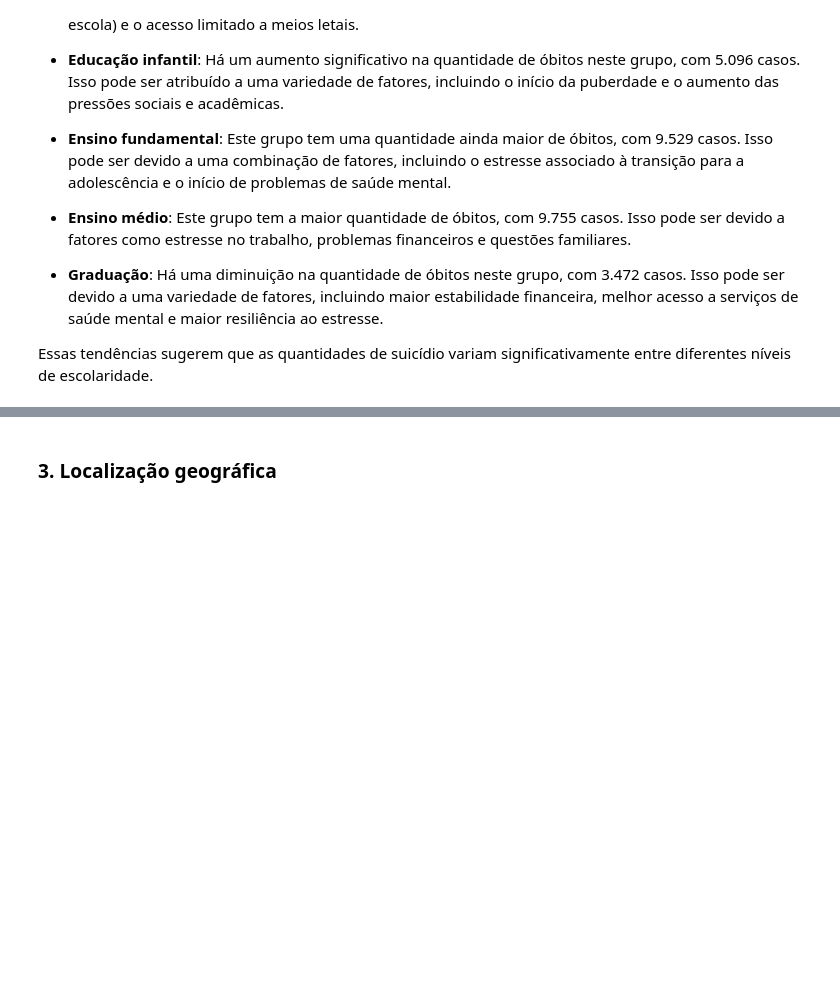
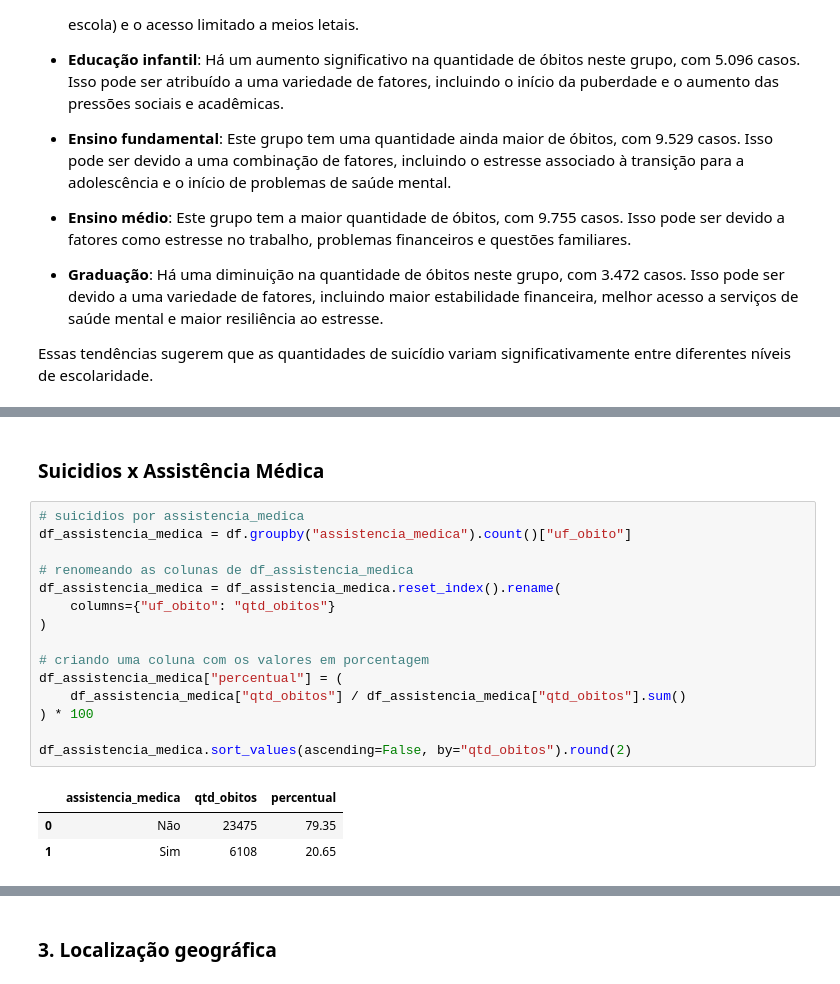
Before and after one commit to thiagoregueira/Estudo-sobre-suic-dios-2014-a-2018, a Jupyter notebook: visualizacao_dos_dados.ipynb, the cells around one changed output, grey strips where cells are left out. Cells and saved outputs as stored; diff of their text form; blank space fills up the shorter version.

```diff
--- a/visualizacao_dos_dados.ipynb
+++ b/visualizacao_dos_dados.ipynb
@@ -394,0 +506,21 @@ Essas tendências sugerem que as quantidades de suicídio variam significativame
+# %% [markdown]
+### Suicidios x Assistência Médica
+# %%
+# suicidios por assistencia_medica
+df_assistencia_medica = df.groupby("assistencia_medica").count()["uf_obito"]
+
+# renomeando as colunas de df_assistencia_medica
+df_assistencia_medica = df_assistencia_medica.reset_index().rename(
+    columns={"uf_obito": "qtd_obitos"}
+)
+
+# criando uma coluna com os valores em porcentagem
+df_assistencia_medica["percentual"] = (
+    df_assistencia_medica["qtd_obitos"] / df_assistencia_medica["qtd_obitos"].sum()
+) * 100
+
+df_assistencia_medica.sort_values(ascending=False, by="qtd_obitos").round(2)
+# %% [output]
+|  | assistencia_medica | qtd_obitos | percentual |
+| 0 | Não | 23475 | 79.35 |
+| 1 | Sim | 6108 | 20.65 |
```
Also changed, not shown: parts of 20 cells of this notebook, 1 other file.
